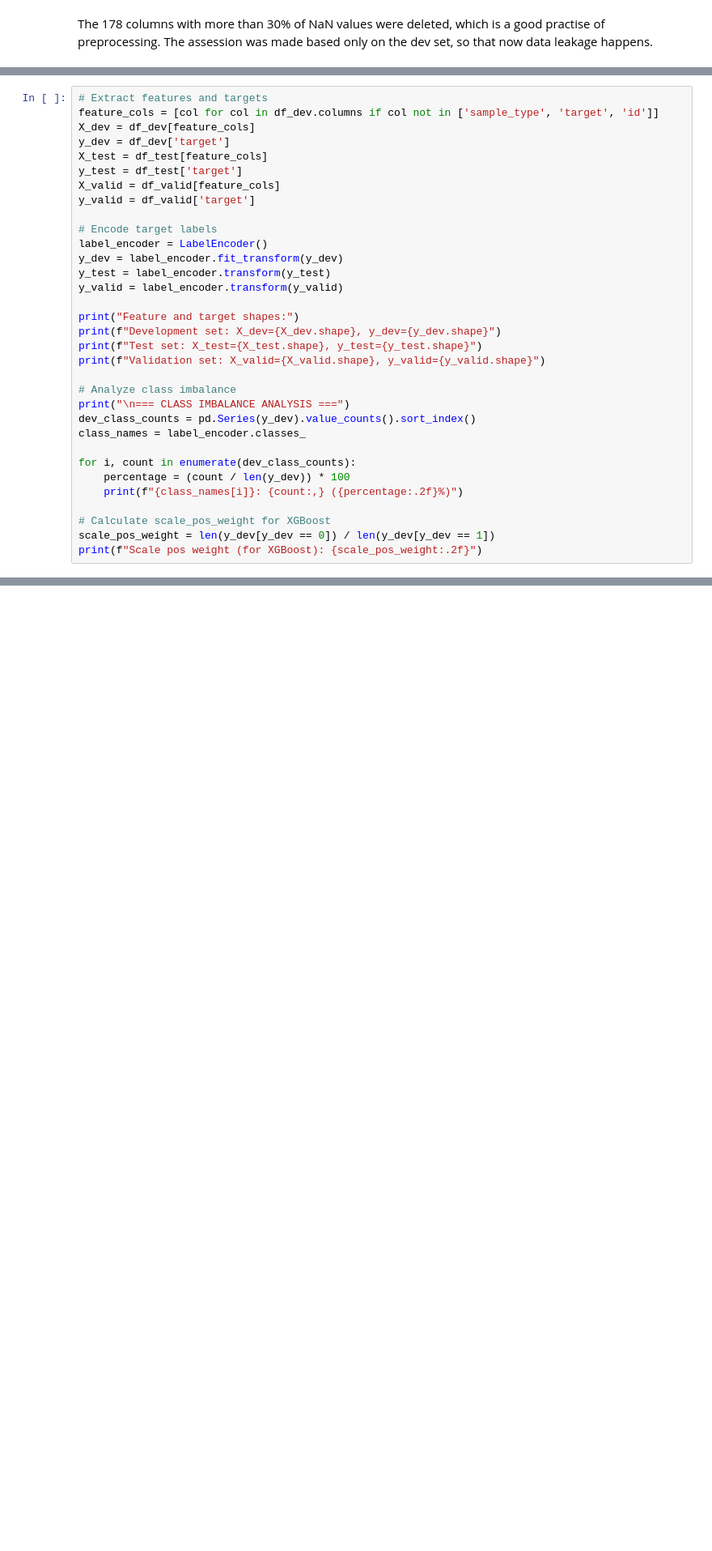
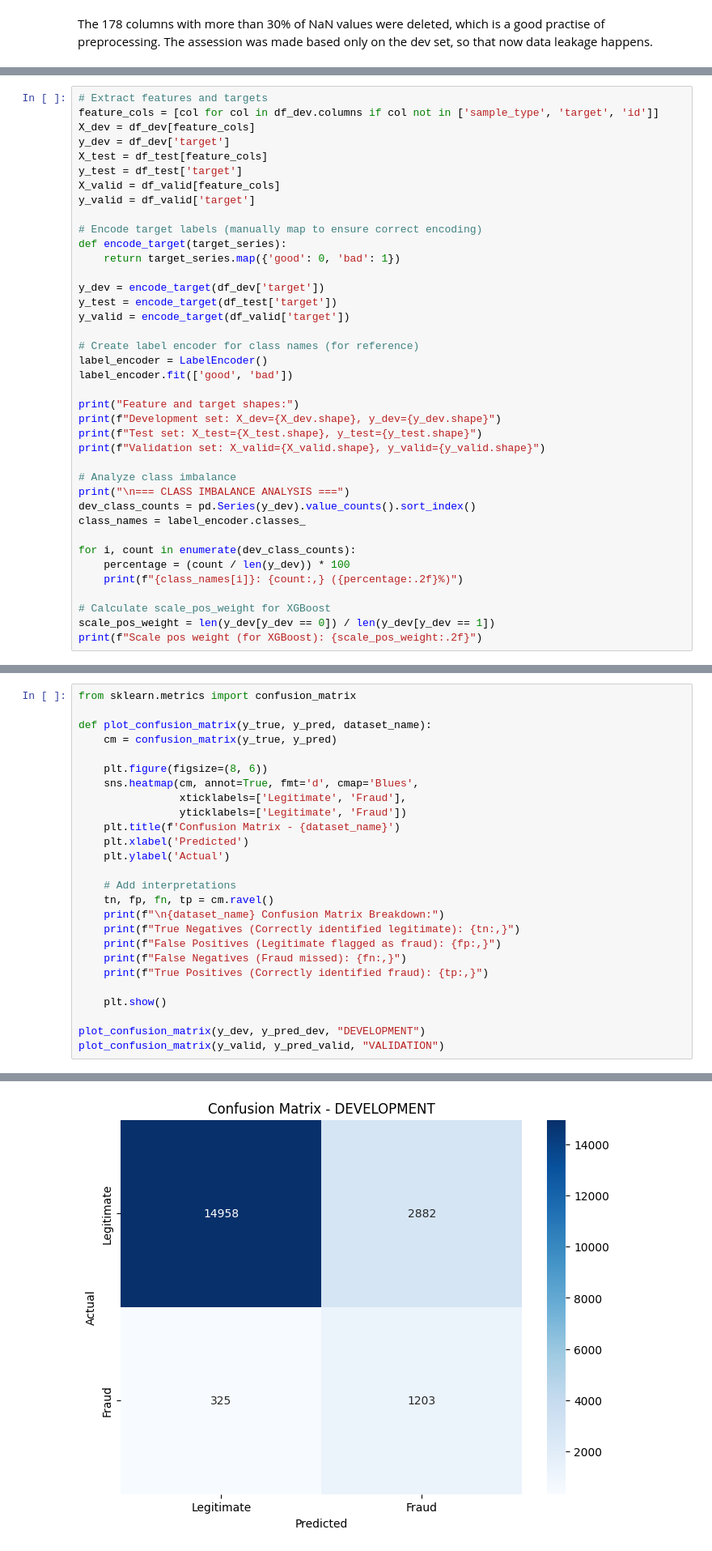
Before and after one commit to JohnnyWalker010/fraud_transaction_detection, a Jupyter notebook: fraud_transactions_detection.ipynb, the cells around one changed output, grey strips where cells are left out. Shown at 81% size. Cells and saved outputs as stored; diff of their text form; blank space fills up the shorter version.

Commit message:
Fix label encoding

```diff
--- a/fraud_transactions_detection.ipynb
+++ b/fraud_transactions_detection.ipynb
@@ -170,11 +176,17 @@ y_test = df_test['target']
 X_valid = df_valid[feature_cols]
 y_valid = df_valid['target']
 
-# Encode target labels
+# Encode target labels (manually map to ensure correct encoding)
+def encode_target(target_series):
+    return target_series.map({'good': 0, 'bad': 1})
+
+y_dev = encode_target(df_dev['target'])
+y_test = encode_target(df_test['target'])
+y_valid = encode_target(df_valid['target'])
+
+# Create label encoder for class names (for reference)
 label_encoder = LabelEncoder()
-y_dev = label_encoder.fit_transform(y_dev)
-y_test = label_encoder.transform(y_test)
-y_valid = label_encoder.transform(y_valid)
+label_encoder.fit(['good', 'bad'])
 
 print("Feature and target shapes:")
 print(f"Development set: X_dev={X_dev.shape}, y_dev={y_dev.shape}")
@@ -347,0 +362,27 @@ F1-Score:  0.8923
+# %%
+from sklearn.metrics import confusion_matrix
+
+def plot_confusion_matrix(y_true, y_pred, dataset_name):
+    cm = confusion_matrix(y_true, y_pred)
+
+    plt.figure(figsize=(8, 6))
+    sns.heatmap(cm, annot=True, fmt='d', cmap='Blues',
+                xticklabels=['Legitimate', 'Fraud'],
+                yticklabels=['Legitimate', 'Fraud'])
+    plt.title(f'Confusion Matrix - {dataset_name}')
+    plt.xlabel('Predicted')
+    plt.ylabel('Actual')
+
+    # Add interpretations
+    tn, fp, fn, tp = cm.ravel()
+    print(f"\n{dataset_name} Confusion Matrix Breakdown:")
+    print(f"True Negatives (Correctly identified legitimate): {tn:,}")
+    print(f"False Positives (Legitimate flagged as fraud): {fp:,}")
+    print(f"False Negatives (Fraud missed): {fn:,}")
+    print(f"True Positives (Correctly identified fraud): {tp:,}")
+
+    plt.show()
+
+plot_confusion_matrix(y_dev, y_pred_dev, "DEVELOPMENT")
+plot_confusion_matrix(y_valid, y_pred_valid, "VALIDATION")
+# %% [output]
@@ -347,0 +394 @@ F1-Score:  0.8923
+[figure, added]
```
Also changed, not shown: parts of 7 cells of this notebook.
